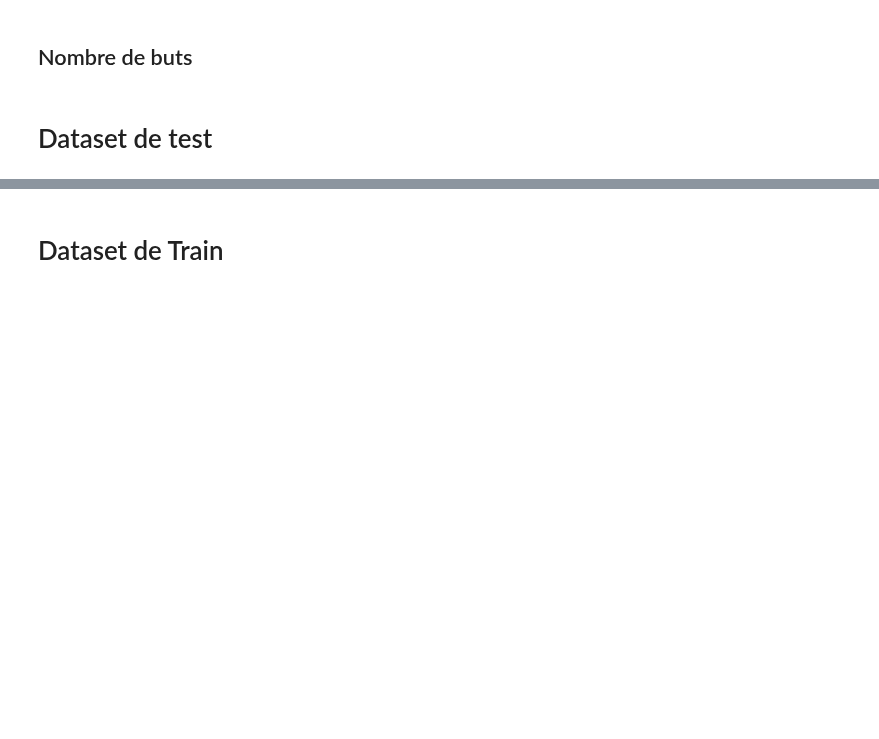
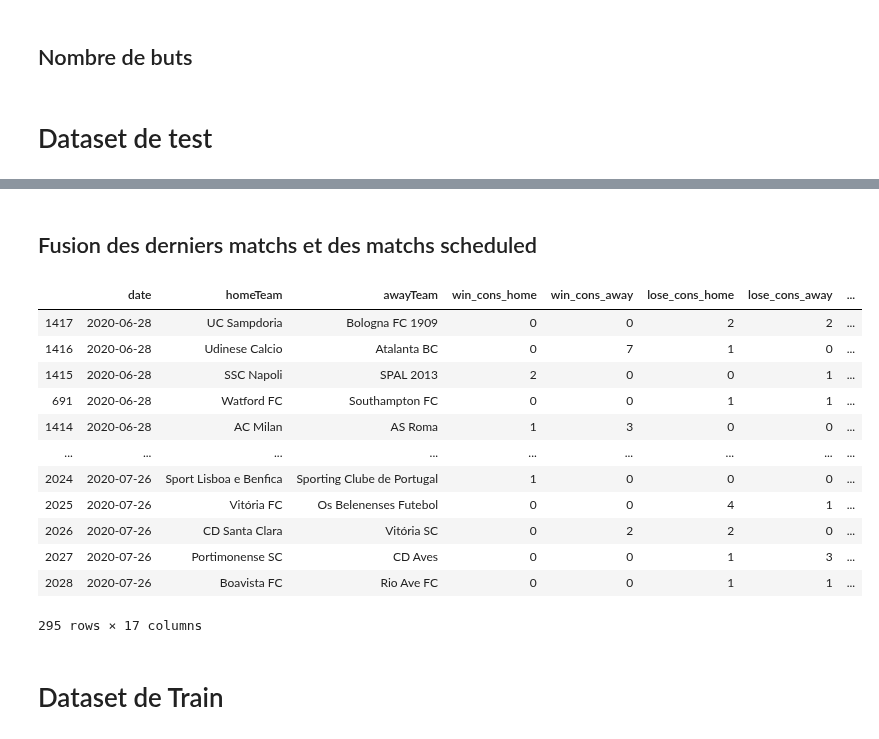
Before and after one commit to Amuthu98/projetannuel4IABD2, a Jupyter notebook: ETAPE_3/Scripts_Recup_Data/Projet_Annuel_Data/Data_API.ipynb, the cells around one changed output, grey strips where cells are left out. Cells and saved outputs as stored; diff of their text form; code cells hidden in the pictures; blank space fills up the shorter version.

```diff
--- a/ETAPE_3/Scripts_Recup_Data/Projet_Annuel_Data/Data_API.ipynb
+++ b/ETAPE_3/Scripts_Recup_Data/Projet_Annuel_Data/Data_API.ipynb
@@ -84,3 +84,5 @@ df_finished[1140:1150]
+# %%
+df_scheduled=df_matchs.loc[df_matchs["status"]=="SCHEDULED"]
 # %% [markdown]
 ### On numérise les données afin de pouvoir les analyser
 # %%
@@ -504,3 +506,15 @@ df_final['NbgoalsHalfTime']=df_final['goalHomeTeam_HalfTime']+df_final['goalAway
 df_final['NbgoalsFullTime']=df_final['goalHomeTeam_FullTime']+df_final['goalAwayTeam_FullTime']
 # %% [markdown]
 # Dataset de test
+# %%
+df_scheduled['id_match']=df_scheduled['id']
+df_scheduled['date']=df_scheduled['utcDate'].apply(lambda x: recupDate(x))
+df_scheduled['idHomeTeam']=df_scheduled['homeTeam'].apply(lambda x: recupId(x))
+df_scheduled['idAwayTeam']=df_scheduled['awayTeam'].apply(lambda x: recupId(x))
+df_scheduled['homeTeam']=df_scheduled['homeTeam'].apply(lambda x: recupTeam(x))
+df_scheduled['awayTeam']=df_scheduled['awayTeam'].apply(lambda x: recupTeam(x))
+df_scheduled['puissance_HomeTeam']=df_scheduled['homeTeam'].apply(lambda x: puissance(x,teams_puiss))
+df_scheduled['puissance_AwayTeam']=df_scheduled['awayTeam'].apply(lambda x: puissance(x,teams_puiss))
+## Script long
+df_scheduled['nb_matchs_home'],df_scheduled['nb_matchs_away'],df_scheduled['win_cons_home'],df_scheduled['win_cons_away'],df_scheduled['lose_cons_home'], df_scheduled['lose_cons_away'],df_scheduled['nb_goals_home_Half'],df_scheduled['nb_goals_away_Half'],df_scheduled['nb_goals_home_Full'],df_scheduled['nb_goals_away_Full'],df_scheduled['nb_goals_conceded_home_Half'],df_scheduled['nb_goals_conceded_away_Half'],df_scheduled['nb_goals_conceded_home_Full'],df_scheduled['nb_goals_conceded_away_Full']=zip(*df_scheduled.apply
+(lambda x: matchs_anterieurs(x,df_final),axis=1))
@@ -506,0 +539,9 @@ df_final['NbgoalsFullTime']=df_final['goalHomeTeam_FullTime']+df_final['goalAway
+# %%
+df_scheduled['moy_goals_home']=df_scheduled.apply(lambda x: moyenne(x['nb_matchs_home'],x['nb_goals_home_Full']), axis=1)
+df_scheduled['moy_goals_away']=df_scheduled.apply(lambda x: moyenne(x['nb_matchs_away'],x['nb_goals_away_Full']), axis=1)
+df_scheduled['moy_goals_half_home']=df_scheduled.apply(lambda x: moyenne(x['nb_matchs_home'],x['nb_goals_home_Half']), axis=1)
+df_scheduled['moy_goals_half_away']=df_scheduled.apply(lambda x: moyenne(x['nb_matchs_away'],x['nb_goals_away_Half']), axis=1)
+df_scheduled['moy_goals_conceded_home']=df_scheduled.apply(lambda x: moyenne(x['nb_matchs_away'],x['nb_goals_conceded_home_Full']), axis=1)
+df_scheduled['moy_goals_conceded_away']=df_scheduled.apply(lambda x: moyenne(x['nb_matchs_away'],x['nb_goals_conceded_away_Full']), axis=1)
+df_scheduled['moy_goals_conceded_half_home']=df_scheduled.apply(lambda x: moyenne(x['nb_matchs_away'],x['nb_goals_conceded_home_Half']), axis=1)
+df_scheduled['moy_goals_conceded_half_away']=df_scheduled.apply(lambda x: moyenne(x['nb_matchs_away'],x['nb_goals_conceded_away_Half']), axis=1)
@@ -546,3 +588,27 @@ df_train
+# %% [markdown]
+## Fusion des derniers matchs et des matchs scheduled
+# %%
+columns=["date","homeTeam","awayTeam","win_cons_home",
+         "win_cons_away","lose_cons_home","lose_cons_away","moy_goals_home","moy_goals_away",
+         "moy_goals_half_home","moy_goals_half_away","moy_goals_conceded_home",
+         "moy_goals_conceded_away","moy_goals_conceded_half_home",
+         "moy_goals_conceded_half_away","puissance_HomeTeam","puissance_AwayTeam"]
+df_test_final=pd.concat([df_test[columns],df_scheduled[columns]])
+df_test_final
+# %% [output]
+|  | date | homeTeam | awayTeam | win_cons_home | win_cons_away | lose_cons_home | lose_cons_away | ... |
+| 1417 | 2020-06-28 | UC Sampdoria | Bologna FC 1909 | 0 | 0 | 2 | 2 | ... |
+| 1416 | 2020-06-28 | Udinese Calcio | Atalanta BC | 0 | 7 | 1 | 0 | ... |
+| 1415 | 2020-06-28 | SSC Napoli | SPAL 2013 | 2 | 0 | 0 | 1 | ... |
+| 691 | 2020-06-28 | Watford FC | Southampton FC | 0 | 0 | 1 | 1 | ... |
+| 1414 | 2020-06-28 | AC Milan | AS Roma | 1 | 3 | 0 | 0 | ... |
+| ... | ... | ... | ... | ... | ... | ... | ... | ... |
+| 2024 | 2020-07-26 | Sport Lisboa e Benfica | Sporting Clube de Portugal | 1 | 0 | 0 | 0 | ... |
+| 2025 | 2020-07-26 | Vitória FC | Os Belenenses Futebol | 0 | 0 | 4 | 1 | ... |
+| 2026 | 2020-07-26 | CD Santa Clara | Vitória SC | 0 | 2 | 2 | 0 | ... |
+| 2027 | 2020-07-26 | Portimonense SC | CD Aves | 0 | 0 | 1 | 3 | ... |
+| 2028 | 2020-07-26 | Boavista FC | Rio Ave FC | 0 | 0 | 1 | 1 | ... |
+295 rows × 17 columns
 # %% [markdown]
 # Dataset de Train
 # %% [markdown]
```
Also changed, not shown: parts of 10 cells of this notebook, 2 other files.
